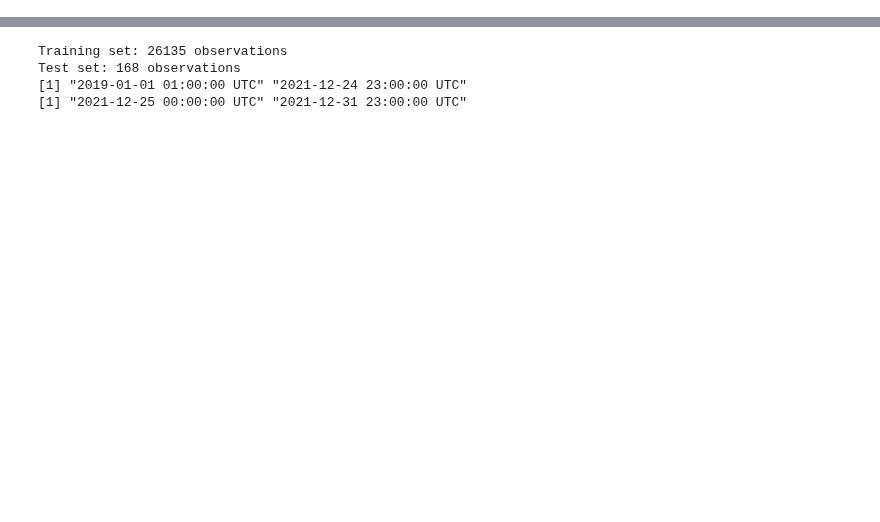
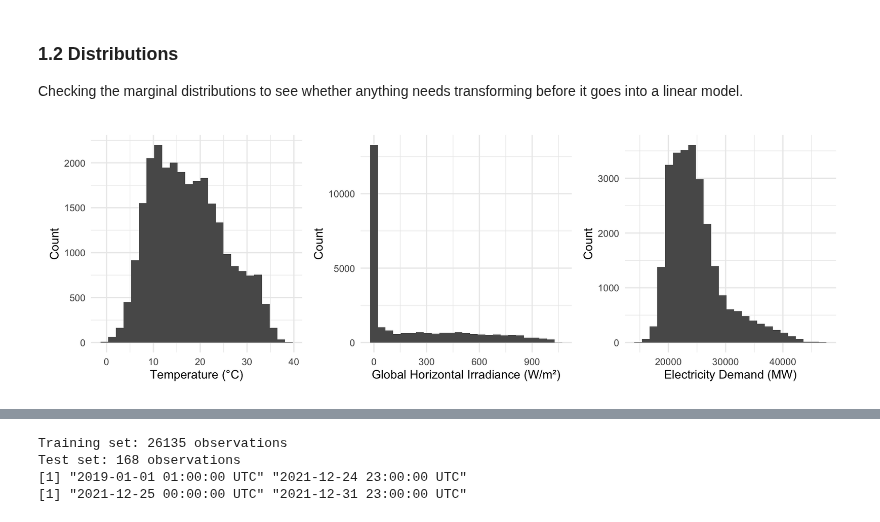
Before and after one commit to emader12/emader12.github.io, a Jupyter notebook: projects/time-series-energy-forecasting/energy-demand-forecasting.ipynb, the cells around one changed output, grey strips where cells are left out. Saved outputs shown, nothing was run; the diff lists cells and outputs as text; code cells hidden in the pictures; blank space fills up the shorter version.

```diff
--- a/projects/time-series-energy-forecasting/energy-demand-forecasting.ipynb
+++ b/projects/time-series-energy-forecasting/energy-demand-forecasting.ipynb
@@ -285,0 +216,25 @@ Split data into training and test sets, using last 7 days (1 hour interval * 24
+# %% [markdown]
+<a id="sec12"></a>
+### 1.2 Distributions
+
+Checking the marginal distributions to see whether anything needs transforming before it goes into a linear model.
+# %%
+p1 <- ggplot(dat_ts, aes(x = Temperature)) +
+  geom_histogram(bins = 25) +
+  labs(x = "Temperature (°C)",
+       y = "Count")
+
+p2 <- ggplot(dat_ts, aes(x = GHI)) +
+  geom_histogram(bins = 25) +
+  labs(x = "Global Horizontal Irradiance (W/m²)",
+       y = "Count")
+
+p3 <- ggplot(dat_ts, aes(x = Electric_demand)) +
+  geom_histogram(bins = 25) +
+  labs(x = "Electricity Demand (MW)",
+       y = "Count")
+
+options(repr.plot.width = 15, repr.plot.height = 5)
+(p1 | p2 | p3)
+# %% [output]
+[figure, added]
```
Also changed, not shown: parts of 148 cells of this notebook, 1 other file.
